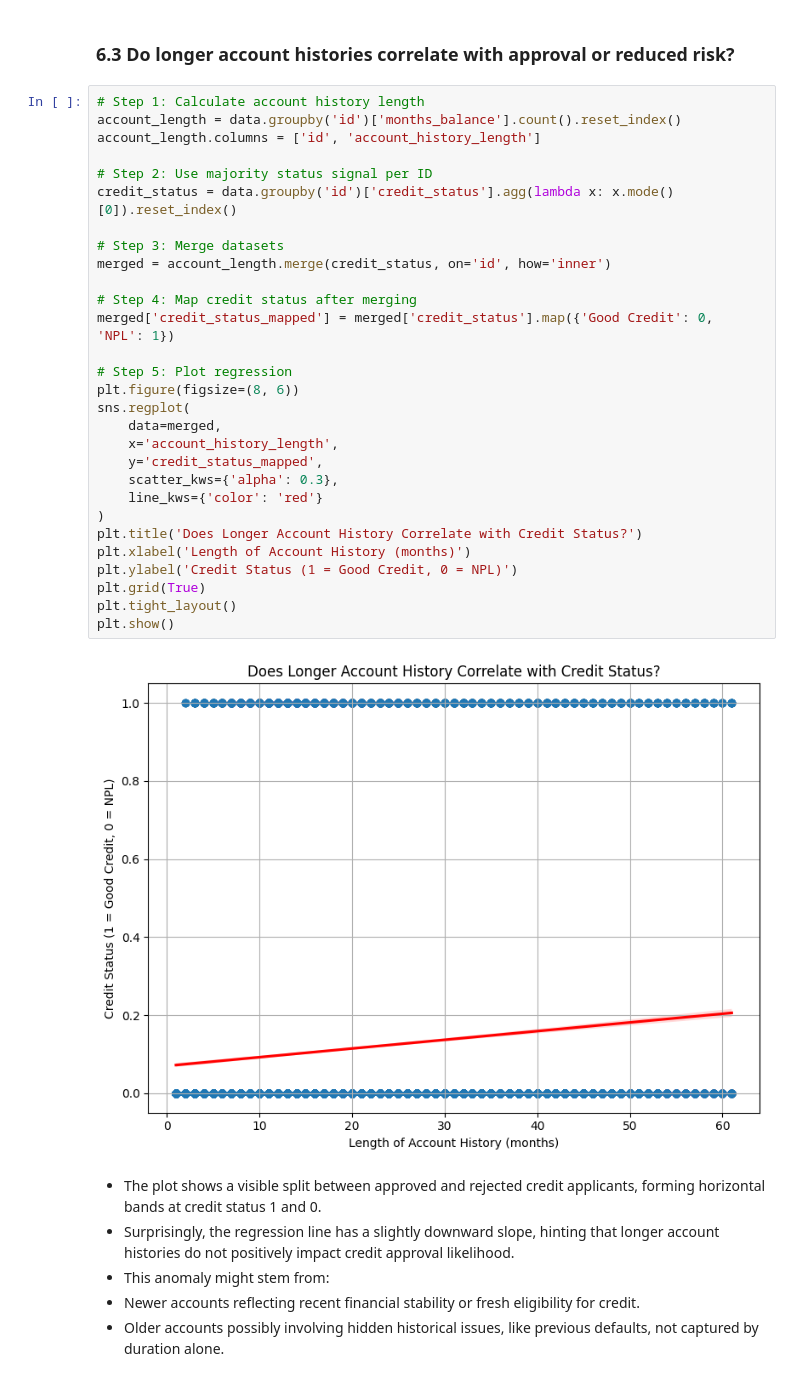
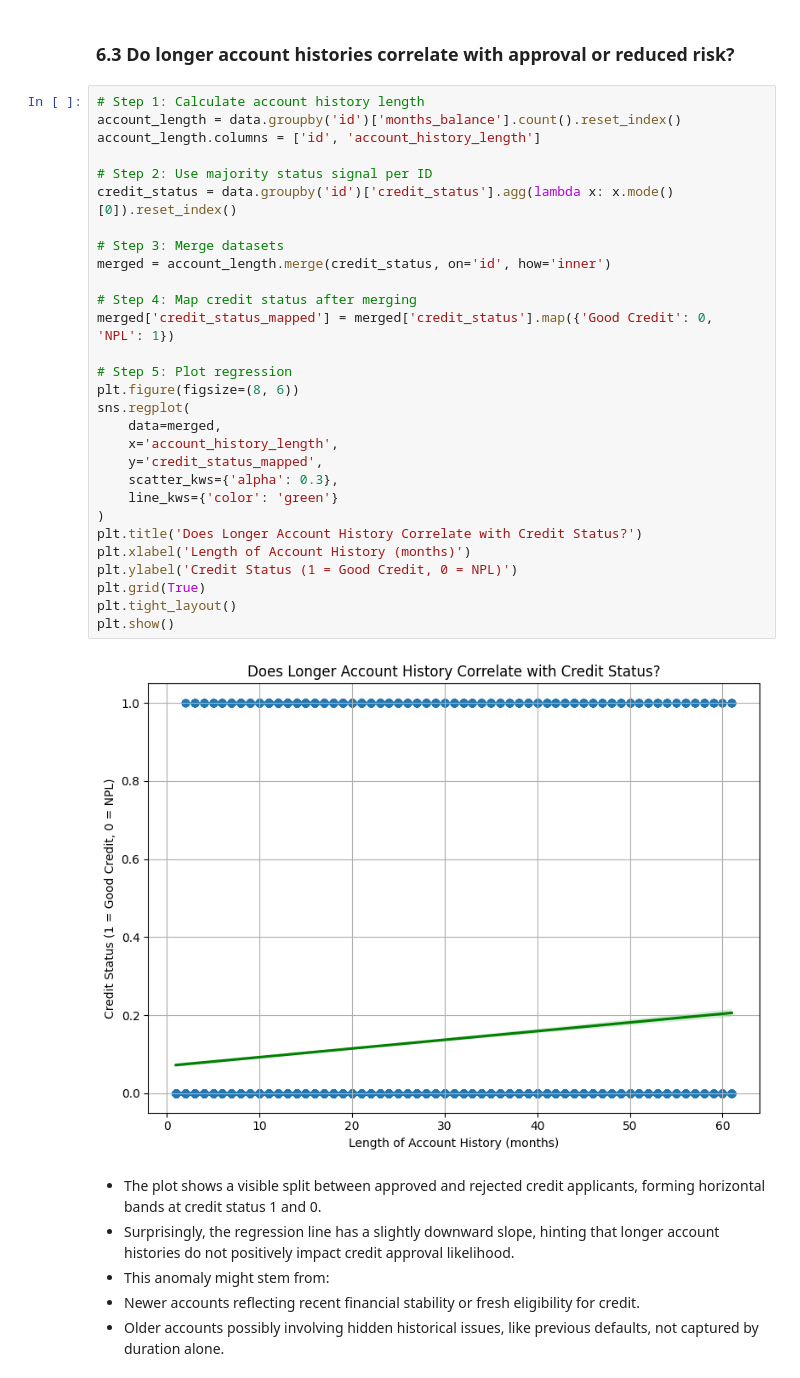
Before and after one commit to yonathanggraiwan/p2-final-project-ftds-028-hck-group-001, a Jupyter notebook: EDA.ipynb, the cells around one changed output. Drawn from its saved outputs; the diff is of its cells as text.

```diff
--- a/EDA.ipynb
+++ b/EDA.ipynb
@@ -733,34 +781,34 @@ plt.show()
 # %%
 # Step 1: Calculate account history length
 account_length = data.groupby('id')['months_balance'].count().reset_index()
 account_length.columns = ['id', 'account_history_length']
 
 # Step 2: Use majority status signal per ID
 credit_status = data.groupby('id')['credit_status'].agg(lambda x: x.mode()[0]).reset_index()
 
 # Step 3: Merge datasets
 merged = account_length.merge(credit_status, on='id', how='inner')
 
 # Step 4: Map credit status after merging
 merged['credit_status_mapped'] = merged['credit_status'].map({'Good Credit': 0, 'NPL': 1})
 
 # Step 5: Plot regression
 plt.figure(figsize=(8, 6))
 sns.regplot(
     data=merged,
     x='account_history_length',
     y='credit_status_mapped',
     scatter_kws={'alpha': 0.3},
-    line_kws={'color': 'red'}
+    line_kws={'color': 'green'}
 )
 plt.title('Does Longer Account History Correlate with Credit Status?')
 plt.xlabel('Length of Account History (months)')
 plt.ylabel('Credit Status (1 = Good Credit, 0 = NPL)')
 plt.grid(True)
 plt.tight_layout()
 plt.show()
 # %% [output]
-[figure, old version]
+[figure, new version]
 # %% [markdown]
 - The plot shows a visible split between approved and rejected credit applicants, forming horizontal bands at credit status 1 and 0.
 - Surprisingly, the regression line has a slightly downward slope, hinting that longer account histories do not positively impact credit approval likelihood.
```
Also changed, not shown: parts of 12 cells of this notebook.
